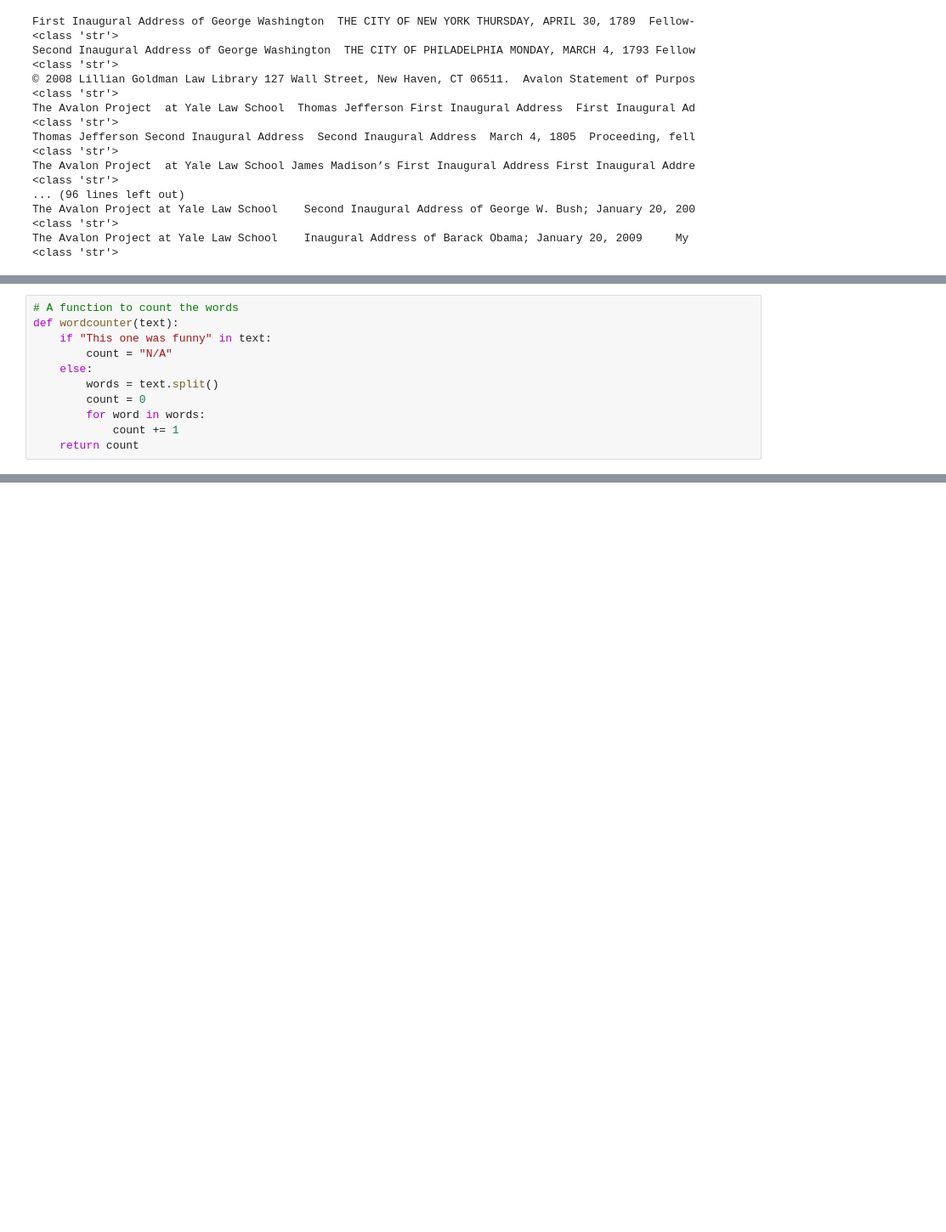
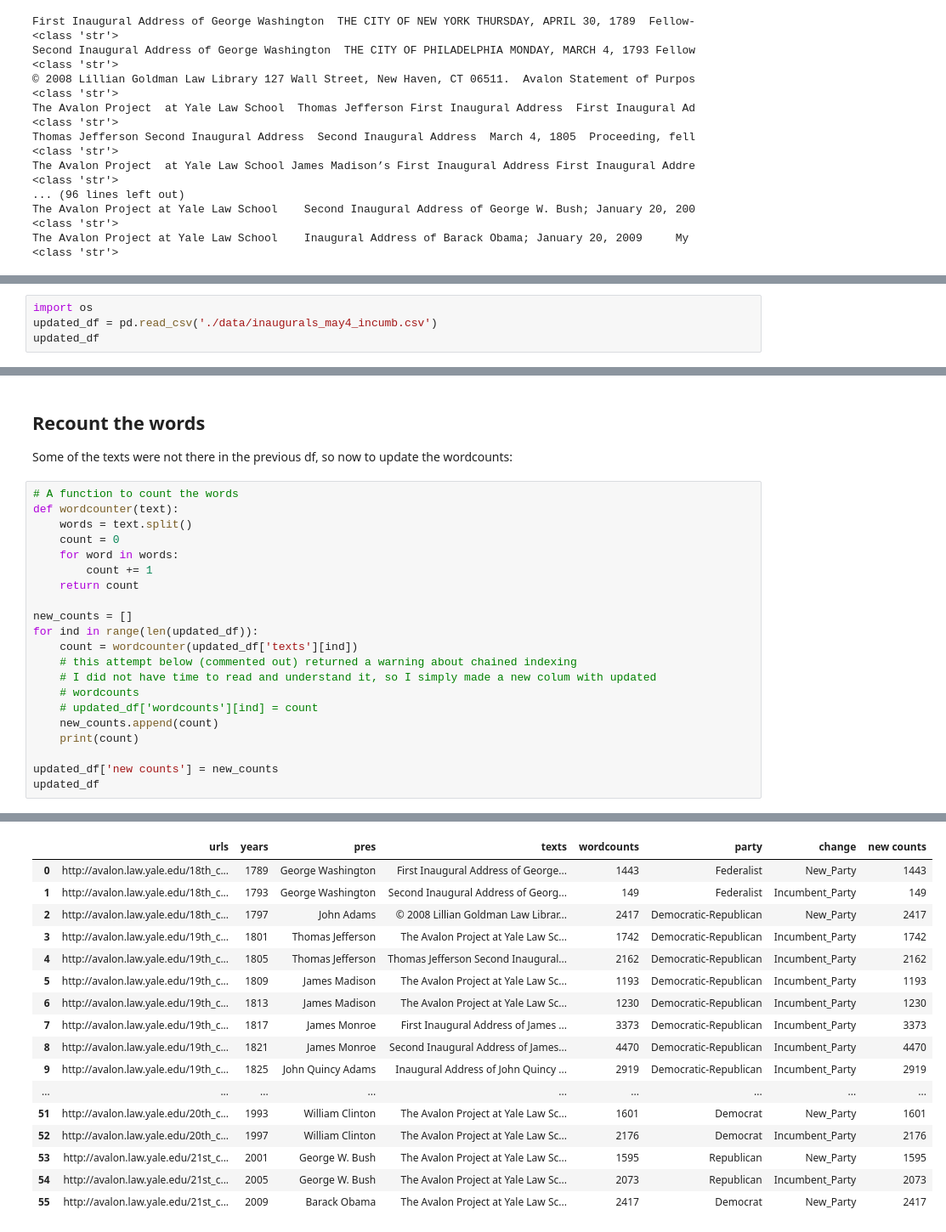
Before and after one commit to historybman/EADA, a Jupyter notebook: Inaugural_adds.ipynb, the cells around one changed output, grey strips where cells are left out. Shown: that part at 85% size. Saved outputs shown, nothing was run; the diff lists cells and outputs as text; blank space fills up the shorter version.

Commit message:
lots of munging; new csv created, new import. Almost ready for analysis

```diff
--- a/Inaugural_adds.ipynb
+++ b/Inaugural_adds.ipynb
@@ -267,11 +245,0 @@ def format_text(url):
-# %%
-# A function to count the words
-def wordcounter(text):
-    if "This one was funny" in text:
-        count = "N/A"
-    else:
-        words = text.split()
-        count = 0
-        for word in words:
-            count += 1
-    return count
@@ -277,0 +255,4 @@ def wordcounter(text):
+# %%
+import os
+updated_df = pd.read_csv('./data/inaugurals_may4_incumb.csv')
+updated_df
@@ -277,0 +277,25 @@ def wordcounter(text):
+# %% [markdown]
+## Recount the words
+Some of the texts were not there in the previous df, so now to update the wordcounts:
+# %%
+# A function to count the words
+def wordcounter(text):
+    words = text.split()
+    count = 0
+    for word in words:
+        count += 1
+    return count
+
+new_counts = []
+for ind in range(len(updated_df)):
+    count = wordcounter(updated_df['texts'][ind])
+    # this attempt below (commented out) returned a warning about chained indexing
+    # I did not have time to read and understand it, so I simply made a new colum with updated
+    # wordcounts
+    # updated_df['wordcounts'][ind] = count
+    new_counts.append(count)
+    print(count)
+
+updated_df['new counts'] = new_counts
+updated_df
+# %% [output]
@@ -277,0 +319,17 @@ def wordcounter(text):
+|  | urls | years | pres | texts | wordcounts | party | change | new counts |
+| 0 | http://avalon.law.yale.edu/18th_c... | 1789 | George Washington | First Inaugural Address of George... | 1443 | Federalist | New_Party | 1443 |
+| 1 | http://avalon.law.yale.edu/18th_c... | 1793 | George Washington | Second Inaugural Address of Georg... | 149 | Federalist | Incumbent_Party | 149 |
+| 2 | http://avalon.law.yale.edu/18th_c... | 1797 | John Adams | © 2008 Lillian Goldman Law Librar... | 2417 | Democratic-Republican | New_Party | 2417 |
+| 3 | http://avalon.law.yale.edu/19th_c... | 1801 | Thomas Jefferson | The Avalon Project at Yale Law Sc... | 1742 | Democratic-Republican | Incumbent_Party | 1742 |
+| 4 | http://avalon.law.yale.edu/19th_c... | 1805 | Thomas Jefferson | Thomas Jefferson Second Inaugural... | 2162 | Democratic-Republican | Incumbent_Party | 2162 |
+| 5 | http://avalon.law.yale.edu/19th_c... | 1809 | James Madison | The Avalon Project at Yale Law Sc... | 1193 | Democratic-Republican | Incumbent_Party | 1193 |
+| 6 | http://avalon.law.yale.edu/19th_c... | 1813 | James Madison | The Avalon Project at Yale Law Sc... | 1230 | Democratic-Republican | Incumbent_Party | 1230 |
+| 7 | http://avalon.law.yale.edu/19th_c... | 1817 | James Monroe | First Inaugural Address of James ... | 3373 | Democratic-Republican | Incumbent_Party | 3373 |
+| 8 | http://avalon.law.yale.edu/19th_c... | 1821 | James Monroe | Second Inaugural Address of James... | 4470 | Democratic-Republican | Incumbent_Party | 4470 |
+| 9 | http://avalon.law.yale.edu/19th_c... | 1825 | John Quincy Adams | Inaugural Address of John Quincy ... | 2919 | Democratic-Republican | Incumbent_Party | 2919 |
+| ... | ... | ... | ... | ... | ... | ... | ... | ... |
+| 51 | http://avalon.law.yale.edu/20th_c... | 1993 | William Clinton | The Avalon Project at Yale Law Sc... | 1601 | Democrat | New_Party | 1601 |
+| 52 | http://avalon.law.yale.edu/20th_c... | 1997 | William Clinton | The Avalon Project at Yale Law Sc... | 2176 | Democrat | Incumbent_Party | 2176 |
+| 53 | http://avalon.law.yale.edu/21st_c... | 2001 | George W. Bush | The Avalon Project at Yale Law Sc... | 1595 | Republican | New_Party | 1595 |
+| 54 | http://avalon.law.yale.edu/21st_c... | 2005 | George W. Bush | The Avalon Project at Yale Law Sc... | 2073 | Republican | Incumbent_Party | 2073 |
+| 55 | http://avalon.law.yale.edu/21st_c... | 2009 | Barack Obama | The Avalon Project at Yale Law Sc... | 2417 | Democrat | New_Party | 2417 |
```
Also changed, not shown: parts of 17 cells of this notebook, 5 other files.
